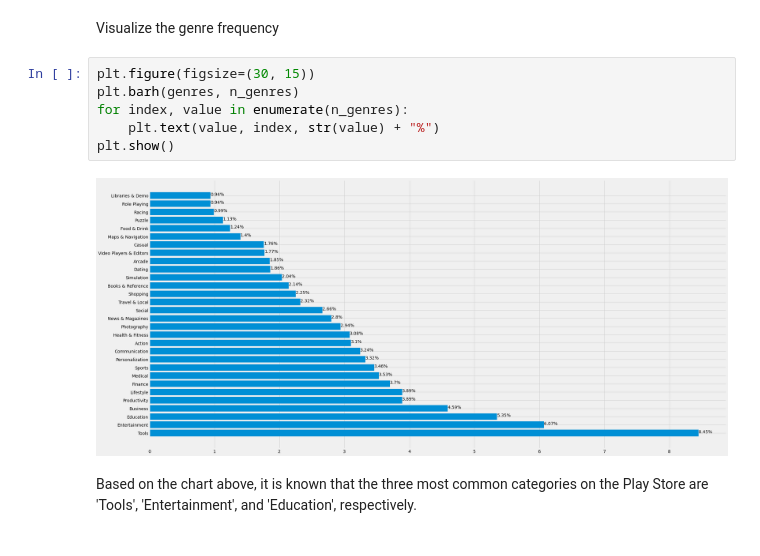
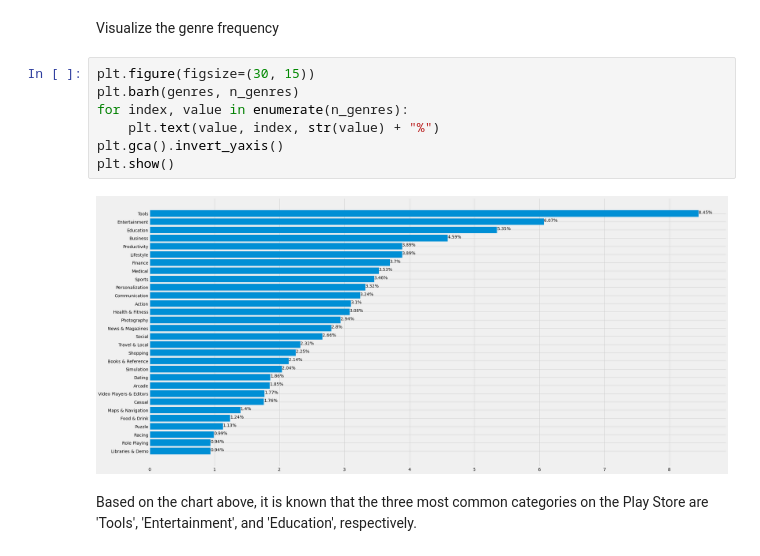
Before and after one commit to trizkynoviandy/Profitable-Mobile-Apps, a Jupyter notebook: profitable-mobile-apps.ipynb, the cells around one changed output. Cells and saved outputs as stored; diff of their text form.

```diff
--- a/profitable-mobile-apps.ipynb
+++ b/profitable-mobile-apps.ipynb
@@ -239,11 +240,12 @@ Visualize the genre frequency
 # %%
 plt.figure(figsize=(30, 15))
 plt.barh(genres, n_genres)
 for index, value in enumerate(n_genres):
     plt.text(value, index, str(value) + "%")
+plt.gca().invert_yaxis()
 plt.show()
 # %% [output]
-[figure, old version]
+[figure, new version]
 # %% [markdown]
 Based on the chart above, it is known that the three most common categories on the Play Store are 'Tools', 'Entertainment', and 'Education', respectively.
 # %% [markdown]
```
Also changed, not shown: parts of 5 cells of this notebook.
